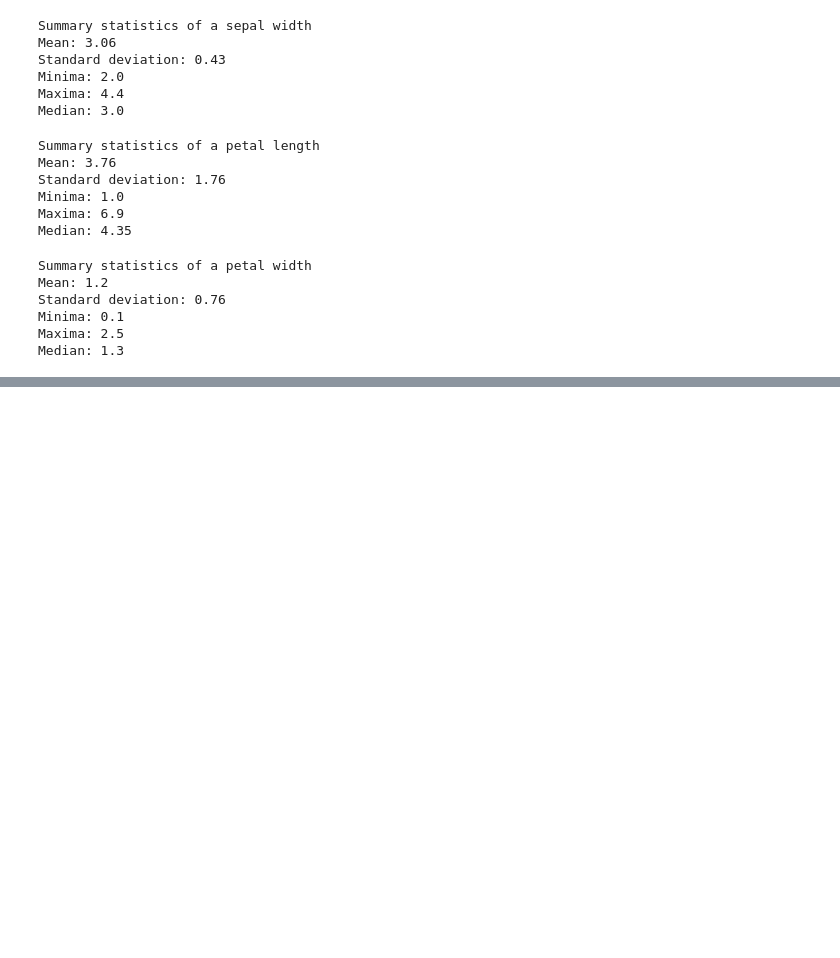
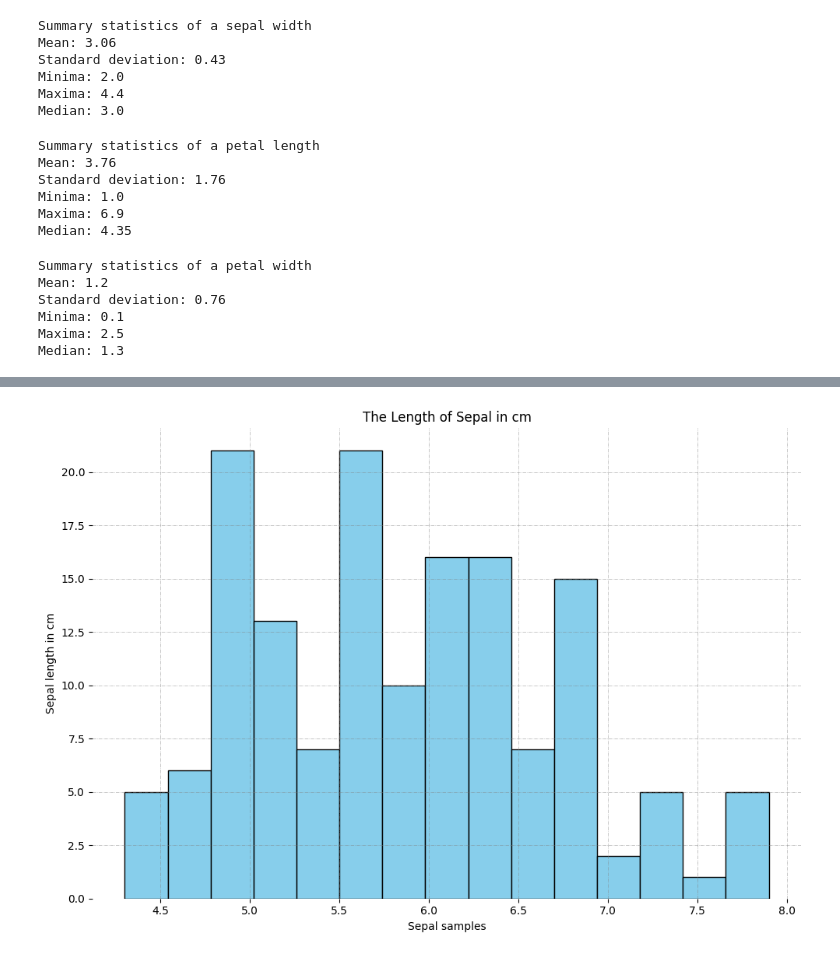
Before and after one commit to aldaszarnauskas/principles_of_data_analytics, a Jupyter notebook: Tasks.ipynb, the cells around one changed output, grey strips where cells are left out. Cells and saved outputs as stored; diff of their text form; code cells hidden in the pictures; blank space fills up the shorter version.

```diff
--- a/Tasks.ipynb
+++ b/Tasks.ipynb
@@ -175,0 +185,29 @@ Median: 1.3
+# %%
+def plotting_histogram(apart, dimension, dataset):
+    # Creating a plotting axes
+    fig, axs = plt.subplots(1, 1,
+                            figsize =(10, 7),
+                            tight_layout = True)
+
+    # Remove axes splines
+    for s in ['top', 'bottom', 'left', 'right']:
+        axs.spines[s].set_visible(False)
+
+    # Add x, y gridlines
+    axs.grid(color ='grey',
+            linestyle ='-.', linewidth = 0.5,
+            alpha = 0.6)
+
+    # Plotting the histogram of a feature
+    axs.hist(dataset, bins=15,
+                    color='skyblue', edgecolor='black')
+
+    # Set the names of x and y axis and title
+    plt.xlabel(f"{apart} samples")
+    plt.ylabel(f"{apart} {dimension} in cm")
+    plt.title(f"The {dimension.capitalize()} of {apart} in cm")
+    plt.show()
+# %%
+plotting_histogram("Sepal", "length", sepal_length_list)
+# %% [output]
+[figure, added]
```
Also changed, not shown: parts of 7 cells of this notebook.
